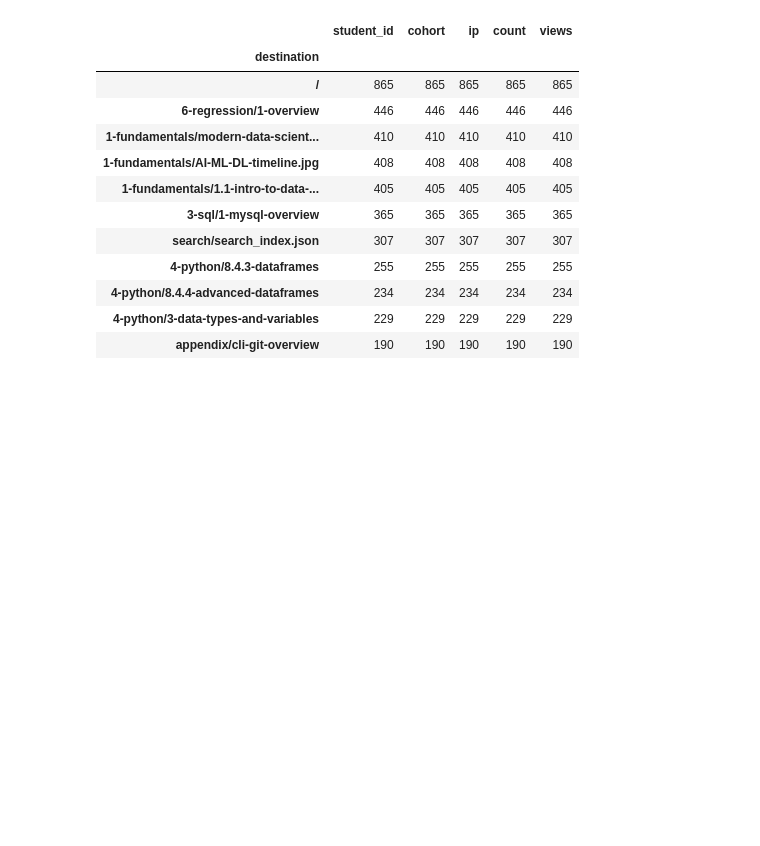
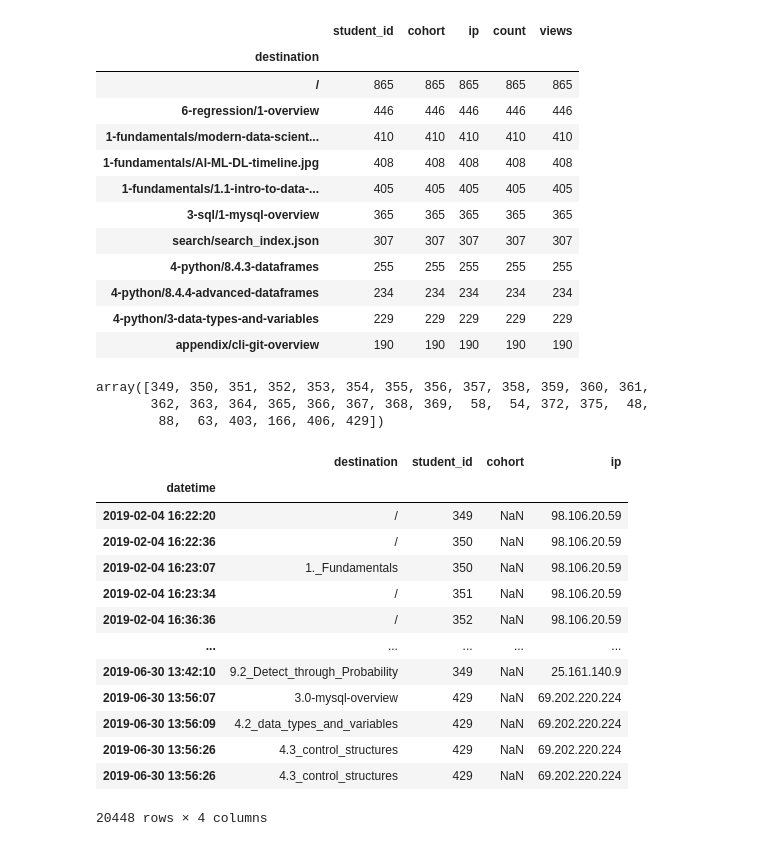
Before and after one commit to ravinder79/anomaly_detection, a Jupyter notebook: time_series_anomaly_detection.ipynb, the cells around one changed output. Saved outputs shown, nothing was run; the diff lists cells and outputs as text; code cells hidden in the pictures; blank space fills up the shorter version.

```diff
--- a/time_series_anomaly_detection.ipynb
+++ b/time_series_anomaly_detection.ipynb
@@ -197,0 +204,25 @@ top_10
+# %%
+ada = df[pd.isna(df.cohort) == True].loc['2019-02-03': '2019-06-30']
+# %%
+ada.student_id.unique()
+# %% [output]
+array([349, 350, 351, 352, 353, 354, 355, 356, 357, 358, 359, 360, 361,
+       362, 363, 364, 365, 366, 367, 368, 369,  58,  54, 372, 375,  48,
+        88,  63, 403, 166, 406, 429])
+# %%
+ada
+# %% [output]
+|  | destination | student_id | cohort | ip |
+| datetime |  |  |  |  |
+| 2019-02-04 16:22:20 | / | 349 | NaN | 98.106.20.59 |
+| 2019-02-04 16:22:36 | / | 350 | NaN | 98.106.20.59 |
+| 2019-02-04 16:23:07 | 1._Fundamentals | 350 | NaN | 98.106.20.59 |
+| 2019-02-04 16:23:34 | / | 351 | NaN | 98.106.20.59 |
+| 2019-02-04 16:36:36 | / | 352 | NaN | 98.106.20.59 |
+| ... | ... | ... | ... | ... |
+| 2019-06-30 13:42:10 | 9.2_Detect_through_Probability | 349 | NaN | 25.161.140.9 |
+| 2019-06-30 13:56:07 | 3.0-mysql-overview | 429 | NaN | 69.202.220.224 |
+| 2019-06-30 13:56:09 | 4.2_data_types_and_variables | 429 | NaN | 69.202.220.224 |
+| 2019-06-30 13:56:26 | 4.3_control_structures | 429 | NaN | 69.202.220.224 |
+| 2019-06-30 13:56:26 | 4.3_control_structures | 429 | NaN | 69.202.220.224 |
+20448 rows × 4 columns
```
Also changed, not shown: parts of 6 cells of this notebook.
